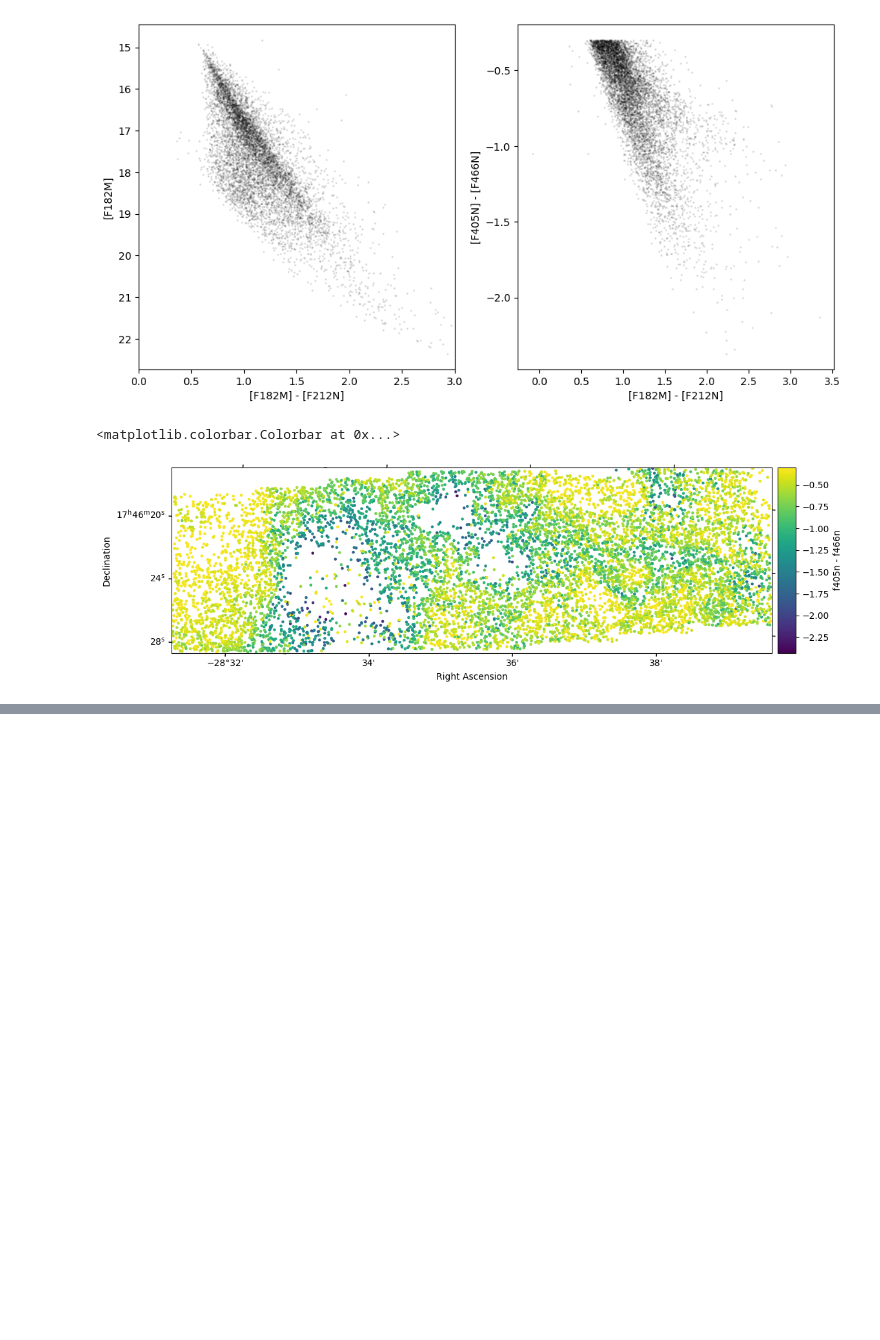
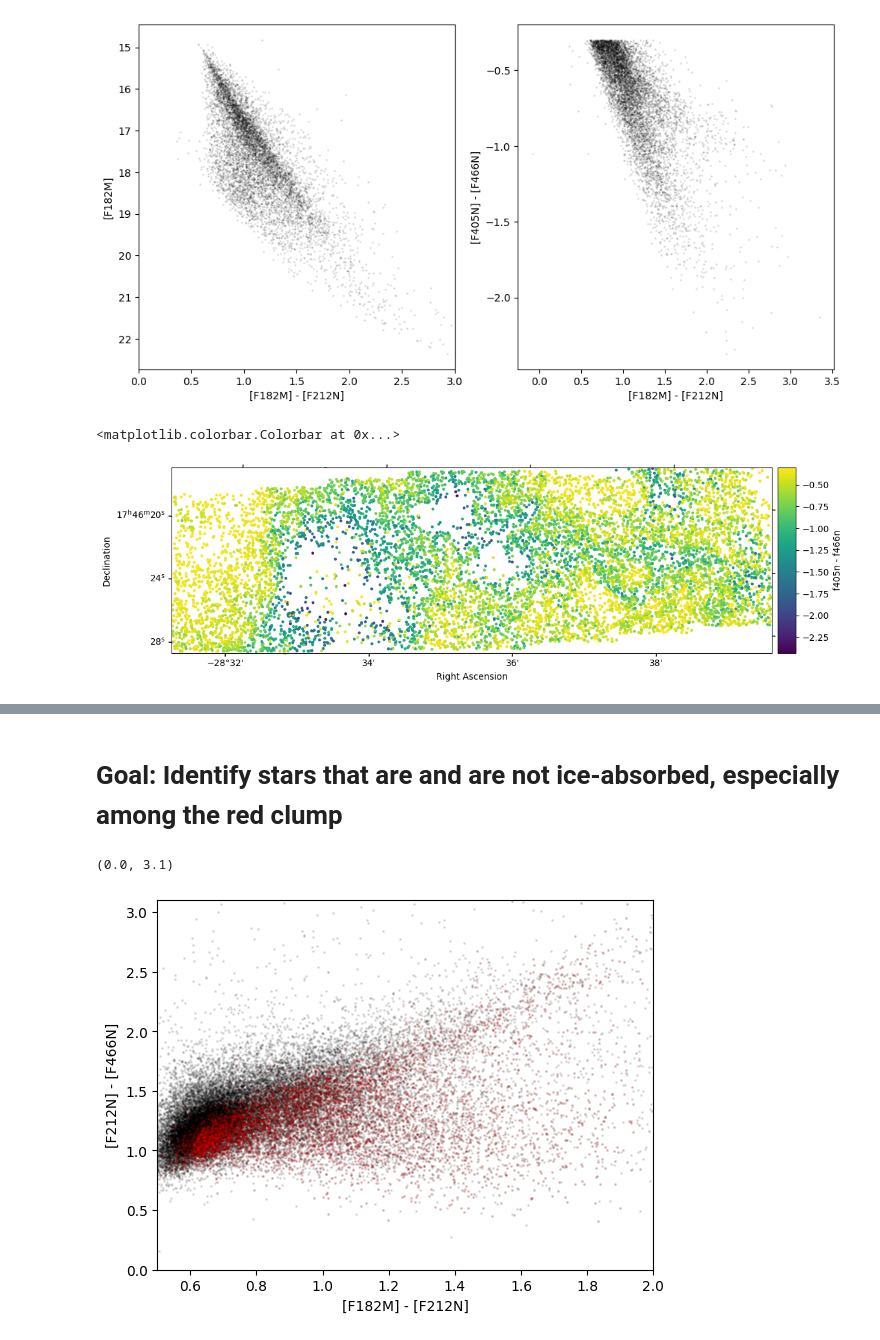
Before and after one commit to SpacialTree/dustridge-cd, a Jupyter notebook: notebooks/ice_distribution.ipynb, the cells around one changed output, grey strips where cells are left out. Drawn from its saved outputs; the diff is of its cells as text; code cells hidden in the pictures; blank space fills up the shorter version.

```diff
--- a/notebooks/ice_distribution.ipynb
+++ b/notebooks/ice_distribution.ipynb
@@ -47,0 +122,10 @@ plt.colorbar(ax.collections[0], cax=cax, orientation='vertical', label='f405n -
+# %% [markdown]
+# Goal: Identify stars that are and are not ice-absorbed, especially among the red clump
+# %%
+cat_use.plot_CCD('f182m', 'f212n', 'f212n', 'f466n', s=1, alpha=0.1, color='k')
+cat_rc.plot_CCD('f182m', 'f212n', 'f212n', 'f466n', s=1, alpha=0.1, color='r')
+plt.xlim(0.5, 2)
+plt.ylim(0, 3.1)
+# %% [output]
+(0.0, 3.1)
+[figure, added]
```
Also changed, not shown: parts of 15 cells of this notebook.
